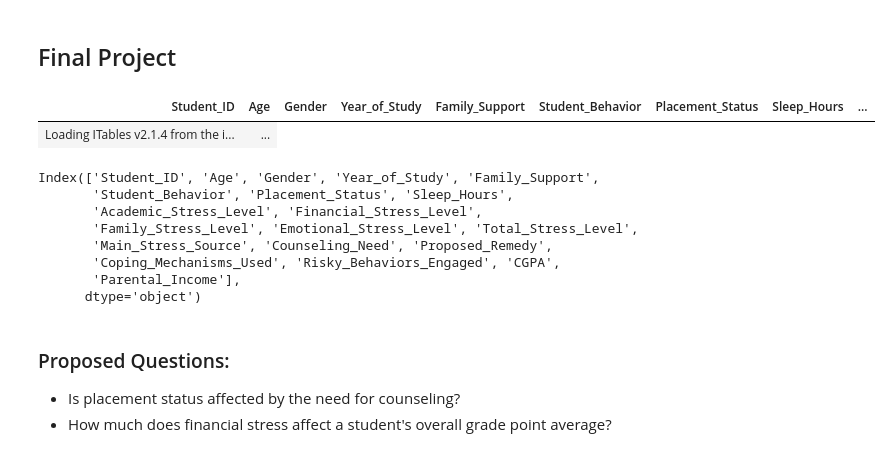
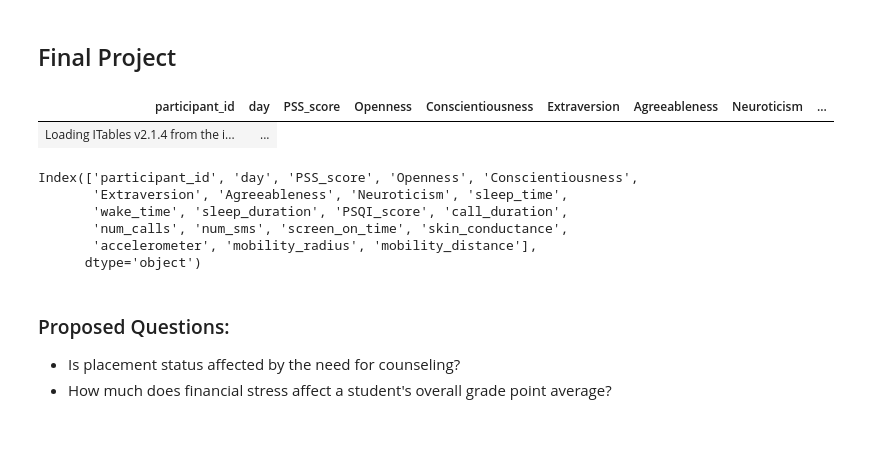
Before and after one commit to urielmartinez09/Project, a Jupyter notebook: Jazmine Veliz.ipynb, the cells around one changed output. Saved outputs shown, nothing was run; the diff lists cells and outputs as text; code cells hidden in the pictures.

```diff
--- a/Jazmine Veliz.ipynb
+++ b/Jazmine Veliz.ipynb
@@ -22,22 +22,20 @@ from sklearn.preprocessing import OneHotEncoder
 from sklearn.linear_model import LinearRegression
 # %%
 # importing data
-file_name = 'Data/Student_Stress_Dataset.csv'
+file_name = 'stress_detection.csv'
 DF = pd.read_csv(file_name)
 show(DF)
 # %% [output]
-| Student_ID | Age | Gender | Year_of_Study | Family_Support | Student_Behavior | Placement_Status | Sleep_Hours | ... |
+| participant_id | day | PSS_score | Openness | Conscientiousness | Extraversion | Agreeableness | Neuroticism | ... |
 | Loading ITables v2.1.4 from the i... | ... |
 # %%
 DF.keys()
 # %% [output]
-Index(['Student_ID', 'Age', 'Gender', 'Year_of_Study', 'Family_Support',
-       'Student_Behavior', 'Placement_Status', 'Sleep_Hours',
-       'Academic_Stress_Level', 'Financial_Stress_Level',
-       'Family_Stress_Level', 'Emotional_Stress_Level', 'Total_Stress_Level',
-       'Main_Stress_Source', 'Counseling_Need', 'Proposed_Remedy',
-       'Coping_Mechanisms_Used', 'Risky_Behaviors_Engaged', 'CGPA',
-       'Parental_Income'],
+Index(['participant_id', 'day', 'PSS_score', 'Openness', 'Conscientiousness',
+       'Extraversion', 'Agreeableness', 'Neuroticism', 'sleep_time',
+       'wake_time', 'sleep_duration', 'PSQI_score', 'call_duration',
+       'num_calls', 'num_sms', 'screen_on_time', 'skin_conductance',
+       'accelerometer', 'mobility_radius', 'mobility_distance'],
       dtype='object')
 # %% [markdown]
 ### Proposed Questions:
```
